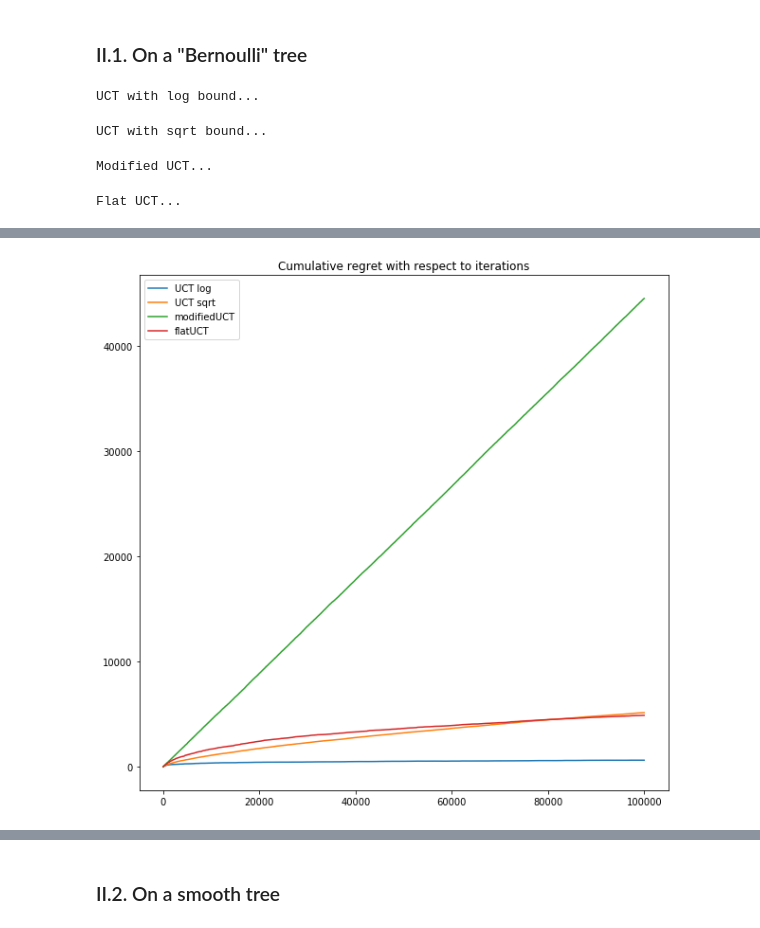
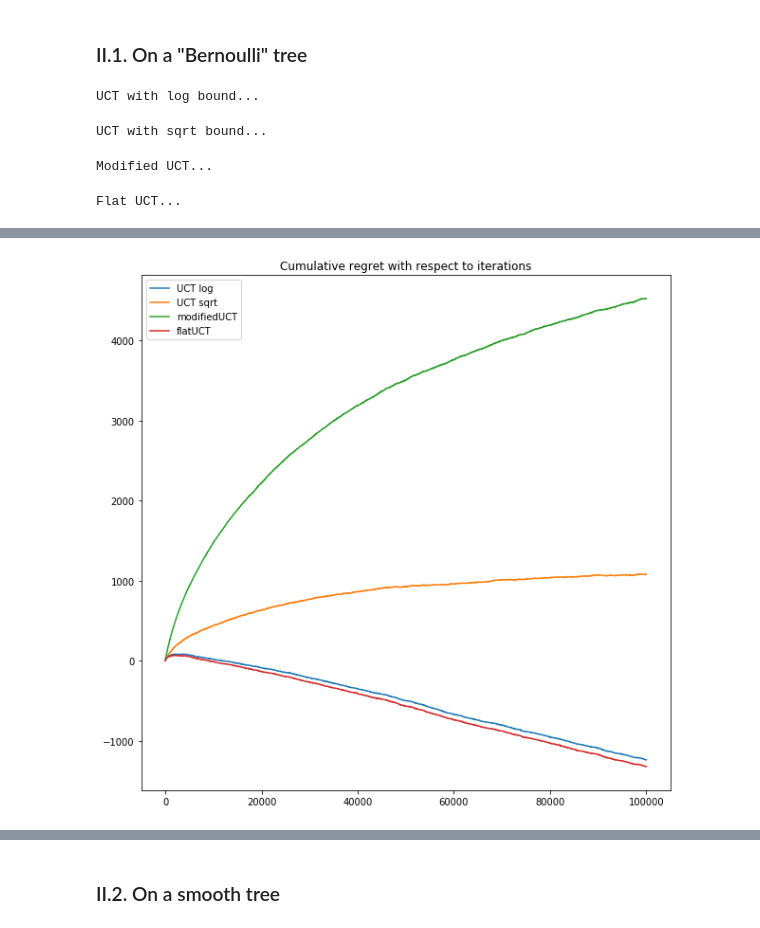
Before and after one commit to ClementGiron/Tree-bandits, a Jupyter notebook: TreeBandits.ipynb, the cells around one changed output, grey strips where cells are left out. Cells and saved outputs as stored; diff of their text form; code cells hidden in the pictures.

```diff
--- a/TreeBandits.ipynb
+++ b/TreeBandits.ipynb
@@ -214,7 +214,7 @@ def UCT(root, N_iter, bound_function, mode='classic', D=0, beta=0.05, delta=1, g
     R = 0
     Rlist = [0]
     # N_iter paths
-    for i in tqdm(range(N_iter)):
+    for i in range(N_iter):
         currentNode = root
 
         # sample a trajectory
@@ -264,10 +264,10 @@ def UCT(root, N_iter, bound_function, mode='classic', D=0, beta=0.05, delta=1, g
 # %% [markdown]
 # Plot the regrets of different algorithms
 # %%
-def compare_regrets(cumR_list, best_arm_mean, legend):
+def compare_regrets(cumR_list, legend):
     plt.figure(figsize=(10,10))
     for Rl in cumR_list:
-        plt.plot(best_arm_mean*np.cumsum(np.ones(len(Rl))) - np.array(Rl))
+        plt.plot(np.array(Rl))
     plt.legend(legend)
     plt.title('Cumulative regret with respect to iterations')
     plt.show()
@@ -383,6 +386,8 @@ root.build_bernoulli(p, maxD)
 D = root.find_depth()
 bound_function = UCT_bound_function_log
 R1, Rlist1, path1 = UCT(root, N_iter, bound_function, mode='classic', D=D, beta=beta)
+best_arm_mean = root.find_best_arm()
+Rlist1 = [best_arm_mean*(i+1)-e for i,e in enumerate(Rlist1)]
 
 print('UCT with sqrt bound...')
 np.random.seed(0)
@@ -391,10 +396,11 @@ root.build_bernoulli(p, maxD)
 D = root.find_depth()
 bound_function = UCT_bound_function_sqrt
 R2, Rlist2, path2 = UCT(root, N_iter, bound_function, mode='classic', D=D, beta=beta)
+best_arm_mean = root.find_best_arm()
+Rlist2 = [best_arm_mean*(i+1)-e for i,e in enumerate(Rlist2)]
 
 cumR_list = [Rlist1, Rlist2]
-best_arm_mean = root.find_best_arm()
 legend = ['UCT log', 'UCT sqrt']
-compare_regrets(cumR_list, best_arm_mean, legend)
+compare_regrets(cumR_list, legend)
 # %% [output]
 UCT with log bound...
@@ -407,54 +413,69 @@ UCT with sqrt bound...
 # %%
 # Parameters
 p = 0.7
-maxD = 12
+maxD = 4
 delta = 1
 N_iter = 100000
 beta = 0.01
-
+N_sim = 10
 
 # Bandit algorithms
 
 print('UCT with log bound...')
 np.random.seed(0)
-root = Tree(0)
-root.build_bernoulli(p, maxD)
-D = root.find_depth()
-bound_function = UCT_bound_function_log
-R1, Rlist1, path1 = UCT(root, N_iter, bound_function, mode='classic', D=D, beta=beta)
+Rlist1_mean = []
+for j in tqdm(range(N_sim)):
+    root = Tree(0)
+    root.build_bernoulli(p, maxD)
+    D = root.find_depth()
+    bound_function = UCT_bound_function_log
+    R1, Rlist1, path1 = UCT(root, N_iter, bound_function, mode='classic', D=D, beta=beta)
+    best_arm_mean = root.find_best_arm()
+    Rlist1_mean.append([best_arm_mean*(i+1)-e for i,e in enumerate(Rlist1)])
+Rlist1_mean = np.mean(Rlist1_mean, axis=0)
 
 print('UCT with sqrt bound...')
 np.random.seed(0)
-root = Tree(0)
-root.build_bernoulli(p, maxD)
-D = root.find_depth()
-bound_function = UCT_bound_function_sqrt
-R2, Rlist2, path2 = UCT(root, N_iter, bound_function, mode='classic', D=D, beta=beta)
+Rlist2_mean = []
+for j in tqdm(range(N_sim)):
+    root = Tree(0)
+    root.build_bernoulli(p, maxD)
+    D = root.find_depth()
+    bound_function = UCT_bound_function_sqrt
+    R2, Rlist2, path2 = UCT(root, N_iter, bound_function, mode='classic', D=D, beta=beta)
+    best_arm_mean = root.find_best_arm()
+    Rlist2_mean.append([best_arm_mean*(i+1)-e for i,e in enumerate(Rlist2)])
+Rlist2_mean = np.mean(Rlist2_mean, axis=0)
 
 print('Modified UCT...')
 np.random.seed(0)
-root = Tree(0)
-root.build_bernoulli(p, maxD)
-D = root.find_depth()
-bound_function = modifiedUCT_bound_function
-R3, Rlist3, path3 = UCT(root, N_iter, bound_function, mode='modified', D=D, beta=beta)
+Rlist3_mean = []
+for j in tqdm(range(N_sim)):
+    root = Tree(0)
+    root.build_bernoulli(p, maxD)
+    D = root.find_depth()
+    bound_function = modifiedUCT_bound_function
+    R3, Rlist3, path3 = UCT(root, N_iter, bound_function, mode='modified', D=D, beta=beta)
+    best_arm_mean = root.find_best_arm()
+    Rlist3_mean.append([best_arm_mean*(i+1)-e for i,e in enumerate(Rlist3)])
+Rlist3_mean = np.mean(Rlist3_mean, axis=0)
 
 print('Flat UCT...')
 np.random.seed(0)
-root = Tree(0)
-root.build_bernoulli(p, maxD)
-D = root.find_depth()
-bound_function = flatUCT_bound_function
-R4, Rlist4, path4 = UCT(root, N_iter, bound_function, mode='flat', D=D, beta=beta)
+Rlist4_mean = []
+for j in tqdm(range(N_sim)):
+    root = Tree(0)
+    root.build_bernoulli(p, maxD)
+    D = root.find_depth()
+    bound_function = flatUCT_bound_function
+    R4, Rlist4, path4 = UCT(root, N_iter, bound_function, mode='flat', D=D, beta=beta)
+    best_arm_mean = root.find_best_arm()
+    Rlist4_mean.append([best_arm_mean*(i+1)-e for i,e in enumerate(Rlist4)])
+Rlist4_mean = np.mean(Rlist4_mean, axis=0)
 
-cumR_list = [Rlist1, Rlist2, Rlist3, Rlist4]
-np.random.seed(0)
-root = Tree(0)
-root.build_bernoulli(p, maxD)
-best_arm_mean = root.find_best_arm()
-print(best_arm_mean)
+cumR_list = [Rlist1_mean, Rlist2_mean, Rlist3_mean, Rlist4_mean]
 legend = ['UCT log', 'UCT sqrt', 'modifiedUCT', 'flatUCT']
-compare_regrets(cumR_list, best_arm_mean, legend)
+compare_regrets(cumR_list, legend)
 # %% [output]
 UCT with log bound...
 UCT with sqrt bound...
@@ -464,2 +485,2 @@ Flat UCT...
-[figure, old version]
+[figure, new version]
 # %%
```
Also changed, not shown: parts of 5 cells of this notebook.
